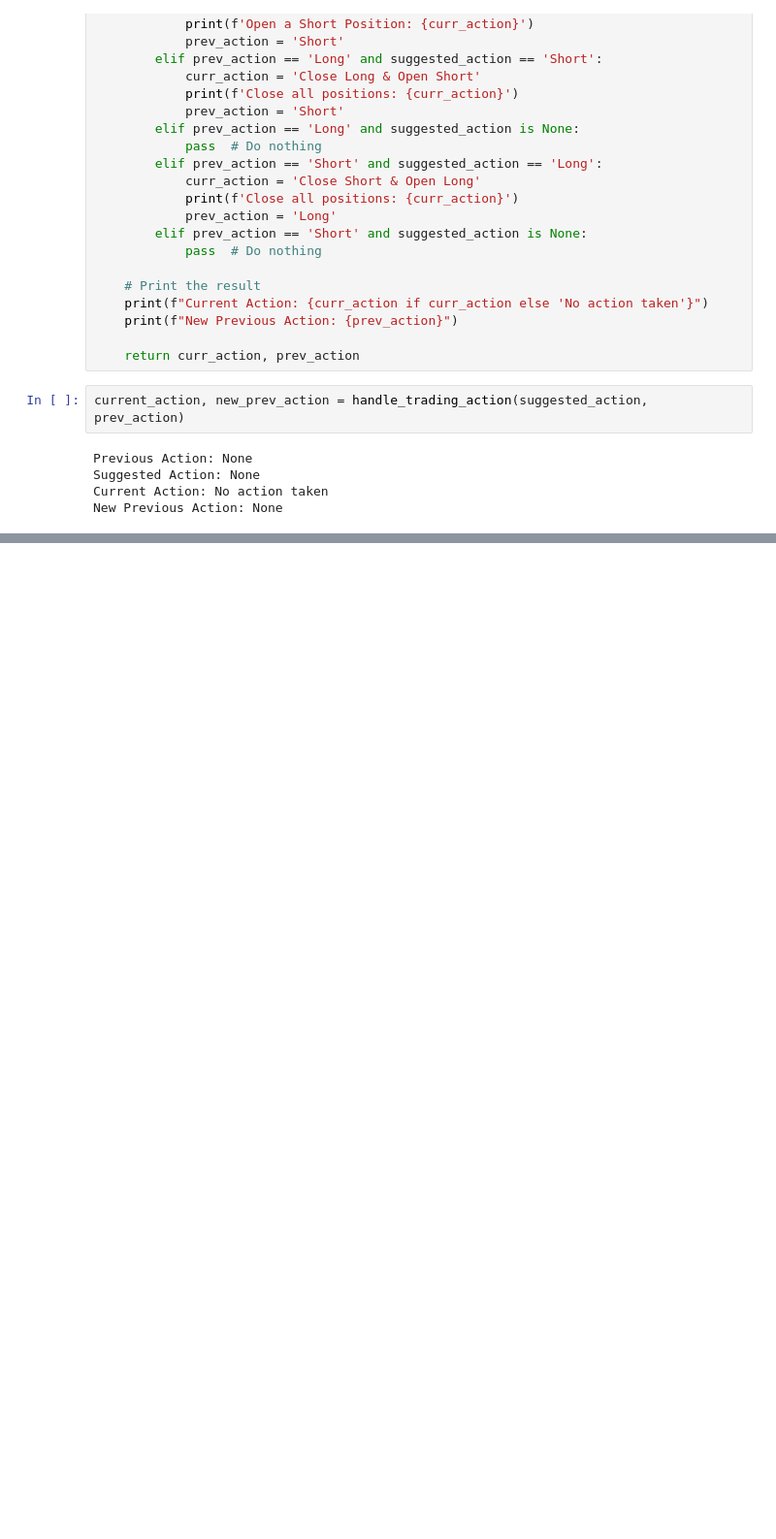
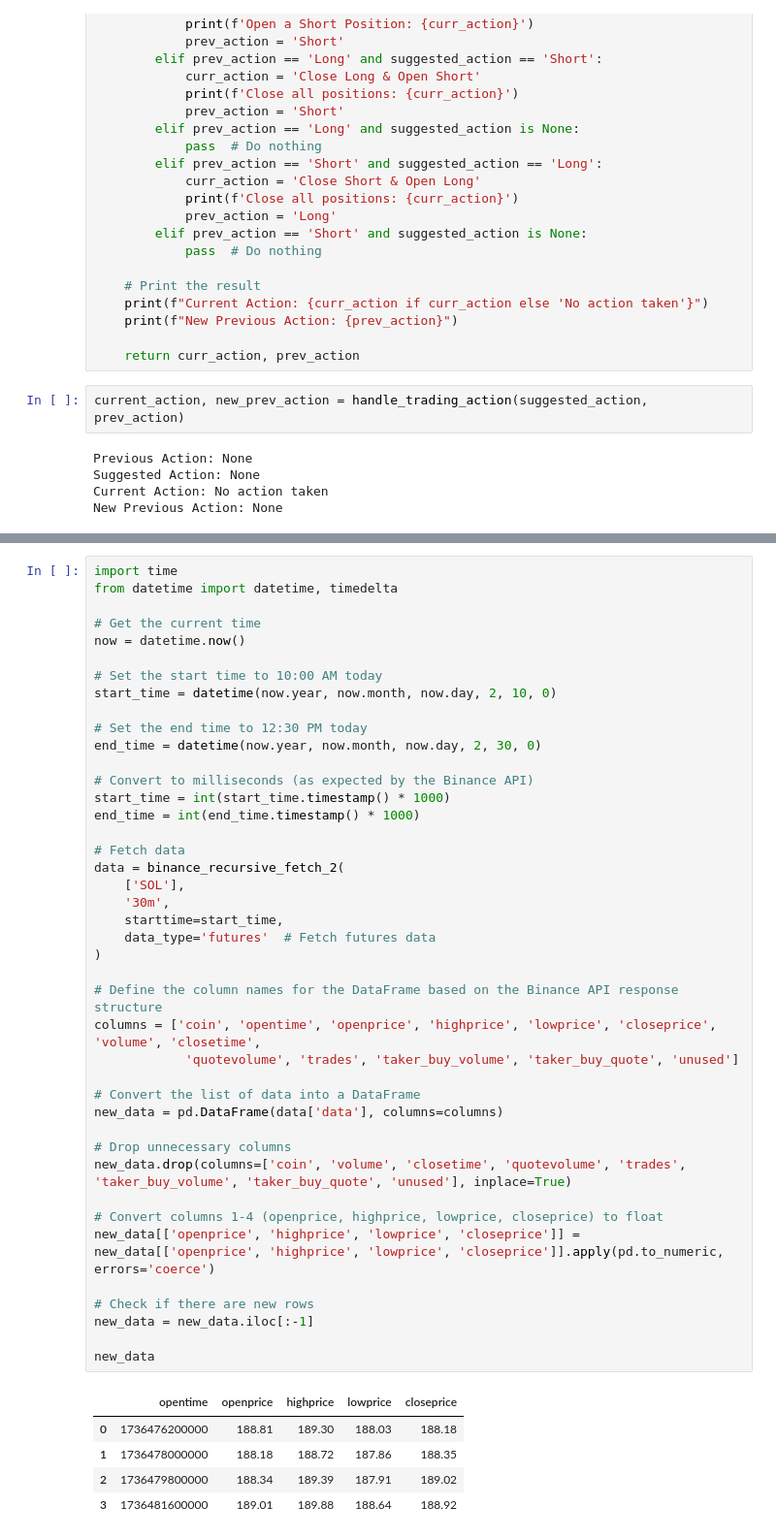
Before and after one commit to rheza-bitwyre/local-share-2, a Jupyter notebook: 03X_ST_IC/02_prod/live_test_binance.ipynb, the cells around one changed output, grey strips where cells are left out. Shown at 97% size. Cells and saved outputs as stored; diff of their text form; blank space fills up the shorter version.

```diff
--- a/03X_ST_IC/02_prod/live_test_binance.ipynb
+++ b/03X_ST_IC/02_prod/live_test_binance.ipynb
@@ -712,0 +782,48 @@ New Previous Action: None
+# %%
+import time
+from datetime import datetime, timedelta
+
+# Get the current time
+now = datetime.now()
+
+# Set the start time to 10:00 AM today
+start_time = datetime(now.year, now.month, now.day, 2, 10, 0)
+
+# Set the end time to 12:30 PM today
+end_time = datetime(now.year, now.month, now.day, 2, 30, 0)
+
+# Convert to milliseconds (as expected by the Binance API)
+start_time = int(start_time.timestamp() * 1000)
+end_time = int(end_time.timestamp() * 1000)
+
+# Fetch data
+data = binance_recursive_fetch_2(
+    ['SOL'],
+    '30m',
+    starttime=start_time,
+    data_type='futures'  # Fetch futures data
+)
+
+# Define the column names for the DataFrame based on the Binance API response structure
+columns = ['coin', 'opentime', 'openprice', 'highprice', 'lowprice', 'closeprice', 'volume', 'closetime',
+            'quotevolume', 'trades', 'taker_buy_volume', 'taker_buy_quote', 'unused']
+
+# Convert the list of data into a DataFrame
+new_data = pd.DataFrame(data['data'], columns=columns)
+
+# Drop unnecessary columns
+new_data.drop(columns=['coin', 'volume', 'closetime', 'quotevolume', 'trades', 'taker_buy_volume', 'taker_buy_quote', 'unused'], inplace=True)
+
+# Convert columns 1-4 (openprice, highprice, lowprice, closeprice) to float
+new_data[['openprice', 'highprice', 'lowprice', 'closeprice']] = new_data[['openprice', 'highprice', 'lowprice', 'closeprice']].apply(pd.to_numeric, errors='coerce')
+
+# Check if there are new rows
+new_data = new_data.iloc[:-1]
+
+new_data
+# %% [output]
+|  | opentime | openprice | highprice | lowprice | closeprice |
+| 0 | 1736476200000 | 188.81 | 189.30 | 188.03 | 188.18 |
+| 1 | 1736478000000 | 188.18 | 188.72 | 187.86 | 188.35 |
+| 2 | 1736479800000 | 188.34 | 189.39 | 187.91 | 189.02 |
+| 3 | 1736481600000 | 189.01 | 189.88 | 188.64 | 188.92 |
```
Also changed, not shown: parts of 6 cells of this notebook, 2 other files.
